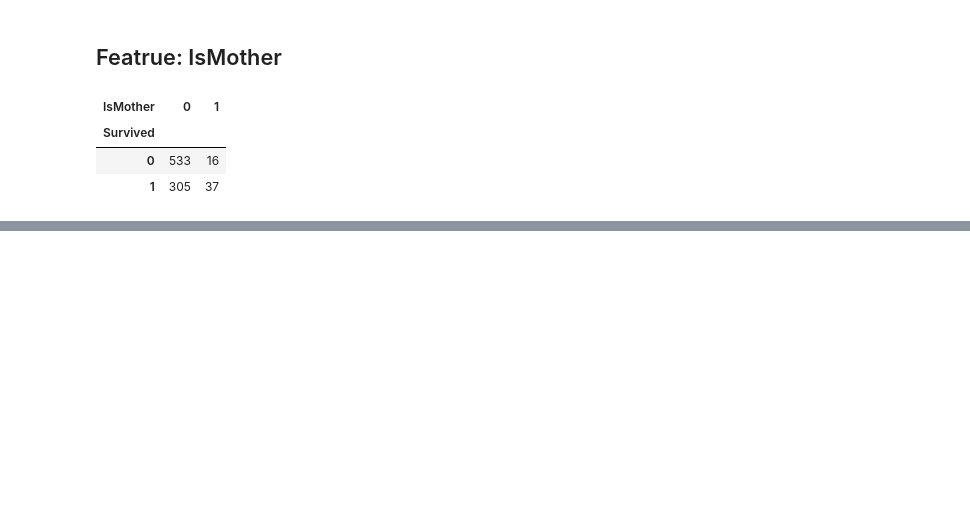
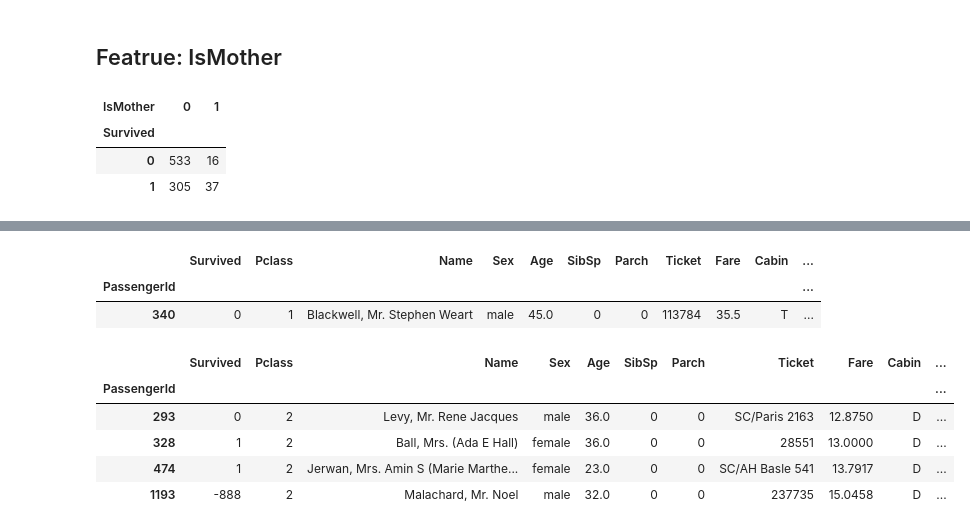
Before and after one commit to biljana-zobenica/titanic, a Jupyter notebook: notebooks/2.0-bz-exploring-processing-data.ipynb, the cells around one changed output, grey strips where cells are left out. Saved outputs shown, nothing was run; the diff lists cells and outputs as text; code cells hidden in the pictures; blank space fills up the shorter version.

```diff
--- a/notebooks/2.0-bz-exploring-processing-data.ipynb
+++ b/notebooks/2.0-bz-exploring-processing-data.ipynb
@@ -1053,0 +1095,17 @@ pd.crosstab(df[df.Survived != -888].Survived, df[df.Survived != -888].IsMother)
+# %%
+# look at the Cabin = T
+df.loc[df.Cabin == 'T']
+# %% [output]
+|  | Survived | Pclass | Name | Sex | Age | SibSp | Parch | Ticket | Fare | Cabin | ... |
+| PassengerId |  |  |  |  |  |  |  |  |  |  | ... |
+| 340 | 0 | 1 | Blackwell, Mr. Stephen Weart | male | 45.0 | 0 | 0 | 113784 | 35.5 | T | ... |
+# %%
+# look at the Cabin = D
+df.loc[df.Cabin == 'D']
+# %% [output]
+|  | Survived | Pclass | Name | Sex | Age | SibSp | Parch | Ticket | Fare | Cabin | ... |
+| PassengerId |  |  |  |  |  |  |  |  |  |  | ... |
+| 293 | 0 | 2 | Levy, Mr. Rene Jacques | male | 36.0 | 0 | 0 | SC/Paris 2163 | 12.8750 | D | ... |
+| 328 | 1 | 2 | Ball, Mrs. (Ada E Hall) | female | 36.0 | 0 | 0 | 28551 | 13.0000 | D | ... |
+| 474 | 1 | 2 | Jerwan, Mrs. Amin S (Marie Marthe... | female | 23.0 | 0 | 0 | SC/AH Basle 541 | 13.7917 | D | ... |
+| 1193 | -888 | 2 | Malachard, Mr. Noel | male | 32.0 | 0 | 0 | 237735 | 15.0458 | D | ... |
```
Also changed, not shown: parts of 10 cells of this notebook.
